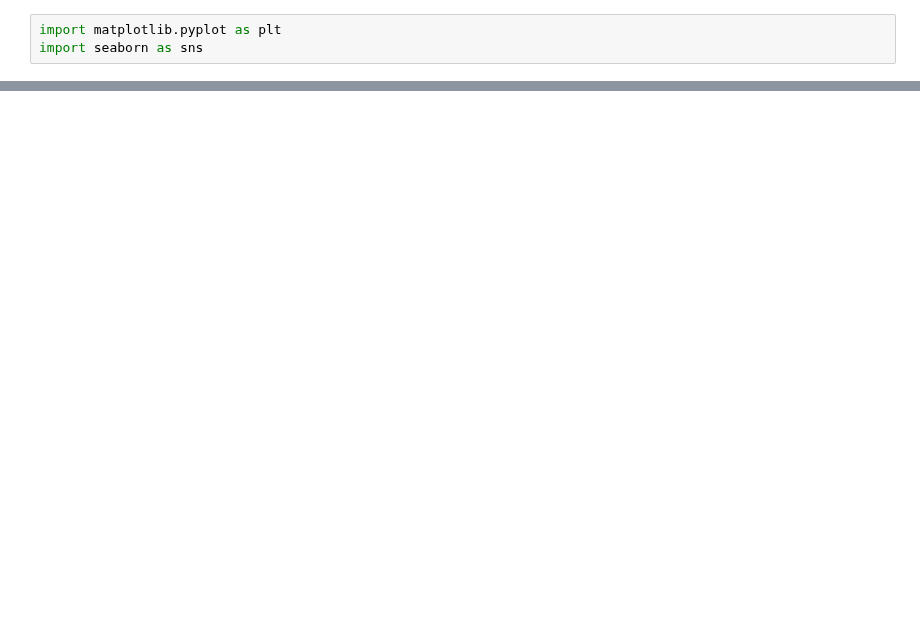
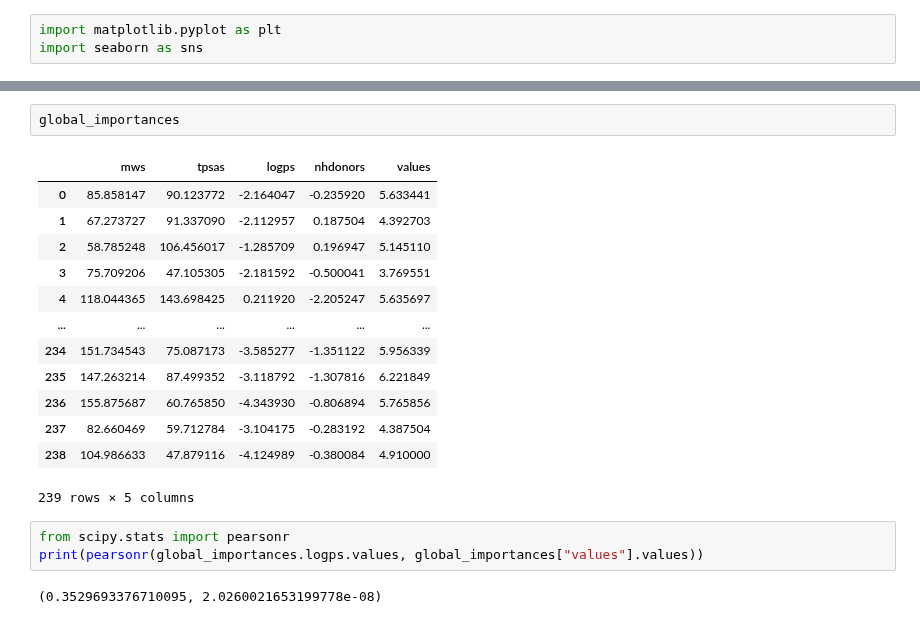
Before and after one commit to josejimenezluna/molgrad, a Jupyter notebook: molexplain/notebooks/caco2_global_analysis.ipynb, the cells around one changed output, grey strips where cells are left out. Cells and saved outputs as stored; diff of their text form; blank space fills up the shorter version.

```diff
--- a/molexplain/notebooks/caco2_global_analysis.ipynb
+++ b/molexplain/notebooks/caco2_global_analysis.ipynb
@@ -118,0 +98,21 @@ array([[ 1.        , -0.21540456, -0.12732387, -0.50530763, -0.17418433],
+# %%
+global_importances
+# %% [output]
+|  | mws | tpsas | logps | nhdonors | values |
+| 0 | 85.858147 | 90.123772 | -2.164047 | -0.235920 | 5.633441 |
+| 1 | 67.273727 | 91.337090 | -2.112957 | 0.187504 | 4.392703 |
+| 2 | 58.785248 | 106.456017 | -1.285709 | 0.196947 | 5.145110 |
+| 3 | 75.709206 | 47.105305 | -2.181592 | -0.500041 | 3.769551 |
+| 4 | 118.044365 | 143.698425 | 0.211920 | -2.205247 | 5.635697 |
+| ... | ... | ... | ... | ... | ... |
+| 234 | 151.734543 | 75.087173 | -3.585277 | -1.351122 | 5.956339 |
+| 235 | 147.263214 | 87.499352 | -3.118792 | -1.307816 | 6.221849 |
+| 236 | 155.875687 | 60.765850 | -4.343930 | -0.806894 | 5.765856 |
+| 237 | 82.660469 | 59.712784 | -3.104175 | -0.283192 | 4.387504 |
+| 238 | 104.986633 | 47.879116 | -4.124989 | -0.380084 | 4.910000 |
+239 rows × 5 columns
+# %%
+from scipy.stats import pearsonr
+print(pearsonr(global_importances.logps.values, global_importances["values"].values))
+# %% [output]
+(0.3529693376710095, 2.0260021653199778e-08)
```
Also changed, not shown: parts of 12 cells of this notebook, 7 other files.
